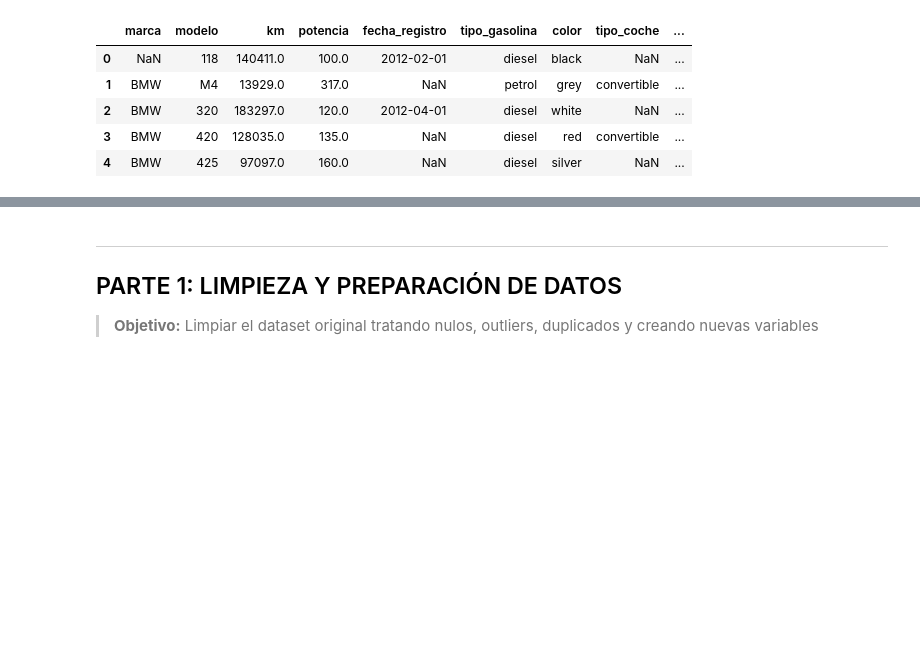
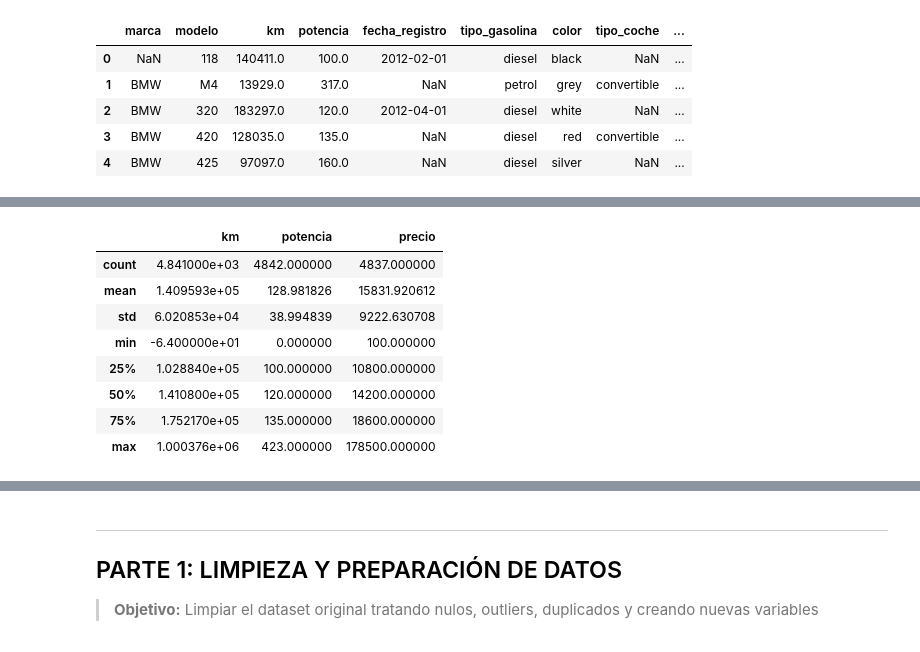
Before and after one commit to acaballito/DSC-NCL_D01-G03, a Jupyter notebook: WIP_BMW/Project_BMW_Pricing_Complete.ipynb, the cells around one changed output, grey strips where cells are left out. Cells and saved outputs as stored; diff of their text form; code cells hidden in the pictures; blank space fills up the shorter version.

```diff
--- a/WIP_BMW/Project_BMW_Pricing_Complete.ipynb
+++ b/WIP_BMW/Project_BMW_Pricing_Complete.ipynb
@@ -60,0 +87,13 @@ df_bmw.head()
+# %%
+#¿Cuál es la distribución de las variables?
+df_bmw.describe()
+# %% [output]
+|  | km | potencia | precio |
+| count | 4.841000e+03 | 4842.000000 | 4837.000000 |
+| mean | 1.409593e+05 | 128.981826 | 15831.920612 |
+| std | 6.020853e+04 | 38.994839 | 9222.630708 |
+| min | -6.400000e+01 | 0.000000 | 100.000000 |
+| 25% | 1.028840e+05 | 100.000000 | 10800.000000 |
+| 50% | 1.410800e+05 | 120.000000 | 14200.000000 |
+| 75% | 1.752170e+05 | 135.000000 | 18600.000000 |
+| max | 1.000376e+06 | 423.000000 | 178500.000000 |
```
Also changed, not shown: parts of 65 cells of this notebook, 2 other files.
